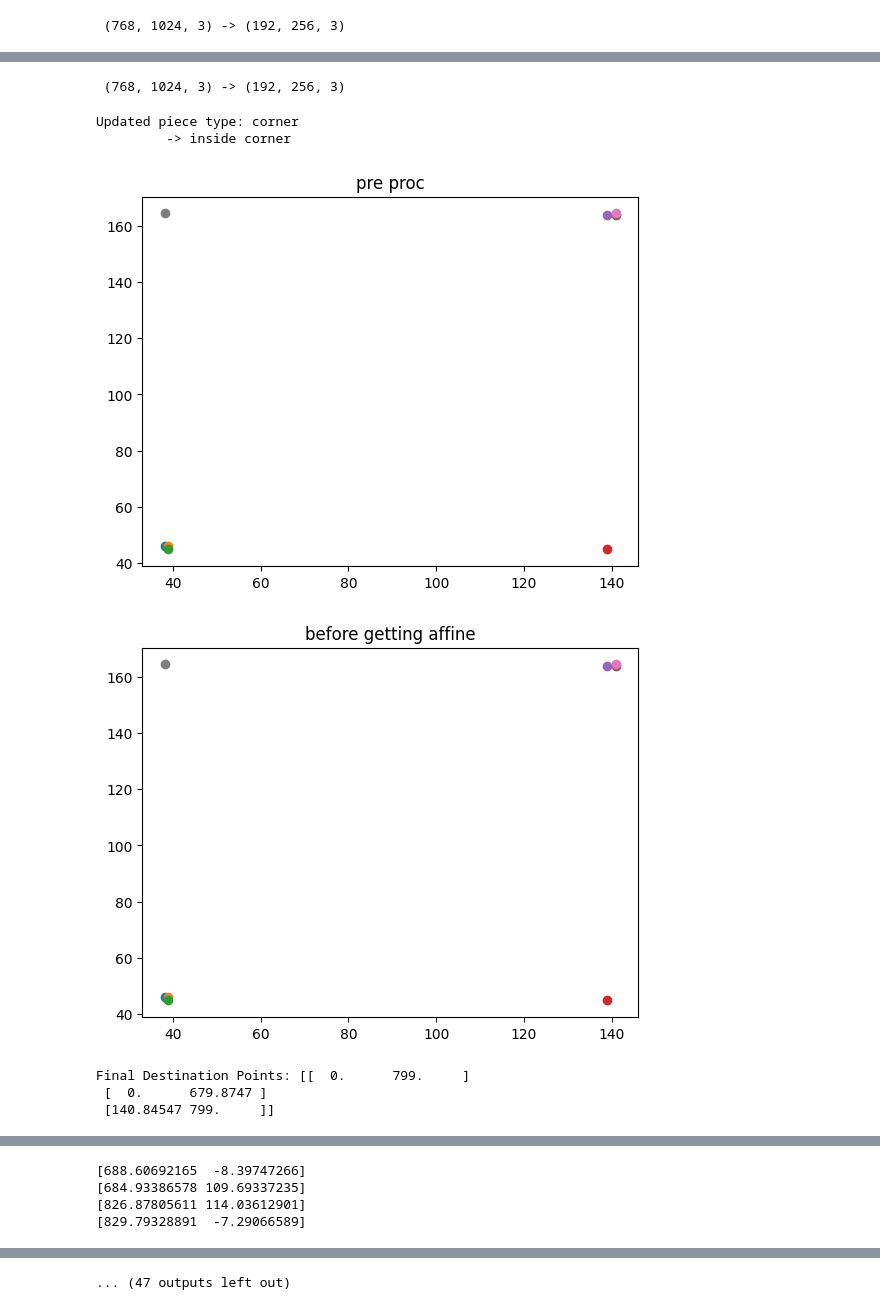
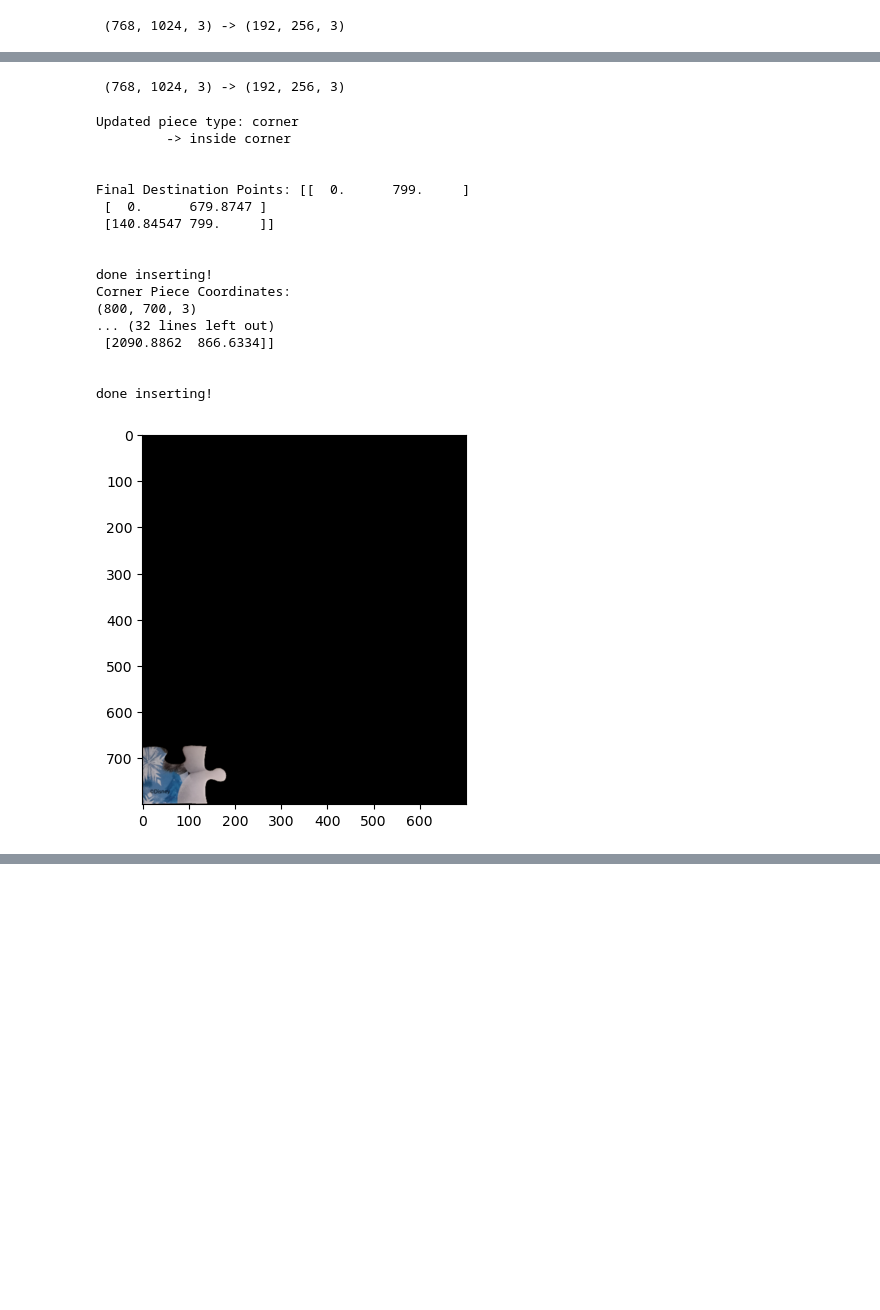
Before and after one commit to Oriinga/ComputerVisionLab, a Jupyter notebook: Lab 5/Lab7_code/lab5.ipynb, the cells around one changed output, grey strips where cells are left out. Saved outputs shown, nothing was run; the diff lists cells and outputs as text; code cells hidden in the pictures; blank space fills up the shorter version.

```diff
--- a/Lab 5/Lab7_code/lab5.ipynb
+++ b/Lab 5/Lab7_code/lab5.ipynb
@@ -136,43 +130,55 @@ print(corner_piece.dst.shape)
 if corner_piece.dst.dtype == np.float32:
     corner_piece.dst = (corner_piece.dst * 255).astype(np.uint8)
 
+
+
+
 # Overlay the corner piece on the canvas
 canvas = cv2.add(canvas, corner_piece.dst)
 
 # Insert edge pieces and check their coordinates
 edge_indices = [6, 44, 31]  # Example indices for edge pieces
 for index in edge_indices:
     edge_piece = puzzle.pieces[index]
     # edge_piece.piece_type = "edge"
     edge_piece.insert()
 
     # Print edge piece coordinates
     # print(f"Edge Piece {index} Coordinates:")
     # print(edge_piece.dst.shape)  # Check the dimensions of the image
 
     # Convert edge piece to uint8 if necessary
     if edge_piece.dst.dtype == np.float32:
         edge_piece.dst = (edge_piece.dst * 255).astype(np.uint8)
-        plt.imshow(edge_piece.dst)
-        plt.show()
+
     canvas = cv2.add(canvas, edge_piece.dst)
 
 # interior_piece = puzzle.pieces[37]
 # interior_piece.insert()
 # if interior_piece.dst.dtype == np.float32:
 #     interior_piece.dst = (interior_piece.dst * 255).astype(np.uint8)
 
 # canvas = cv2.add(canvas, interior_piece.dst)
 # Display the result
-
-# plt.imshow(canvas)  # Ensure canvas has three channels for color
-# plt.show()
+plt.imshow(canvas)  # Ensure canvas has three channels for color
+plt.show()
 # %% [output]
  (768, 1024, 3) -> (192, 256, 3)
 Updated piece type: corner
          -> inside corner
+
+
+Final Destination Points: [[  0.      799.     ]
+ [  0.      679.8747 ]
+ [140.84547 799.     ]]
+
+
+done inserting!
+Corner Piece Coordinates:
+(800, 700, 3)
+... (32 lines left out)
+ [2090.8862  866.6334]]
+
+
+done inserting!
-[figure, old version]
+[figure, new version]
-[figure, removed]
-Final Destination Points: [[  0.      799.     ]
- [  0.      679.8747 ]
- [140.84547 799.     ]]
@@ -182,4 +184,0 @@ Final Destination Points: [[  0.      799.     ]
-[688.60692165  -8.39747266]
-[684.93386578 109.69337235]
-[826.87805611 114.03612901]
-[829.79328891  -7.29066589]
@@ -193 +184,0 @@ Updated piece type: edge
-... (47 outputs left out)
```
Also changed, not shown: parts of 2 cells of this notebook, 3 other files.
